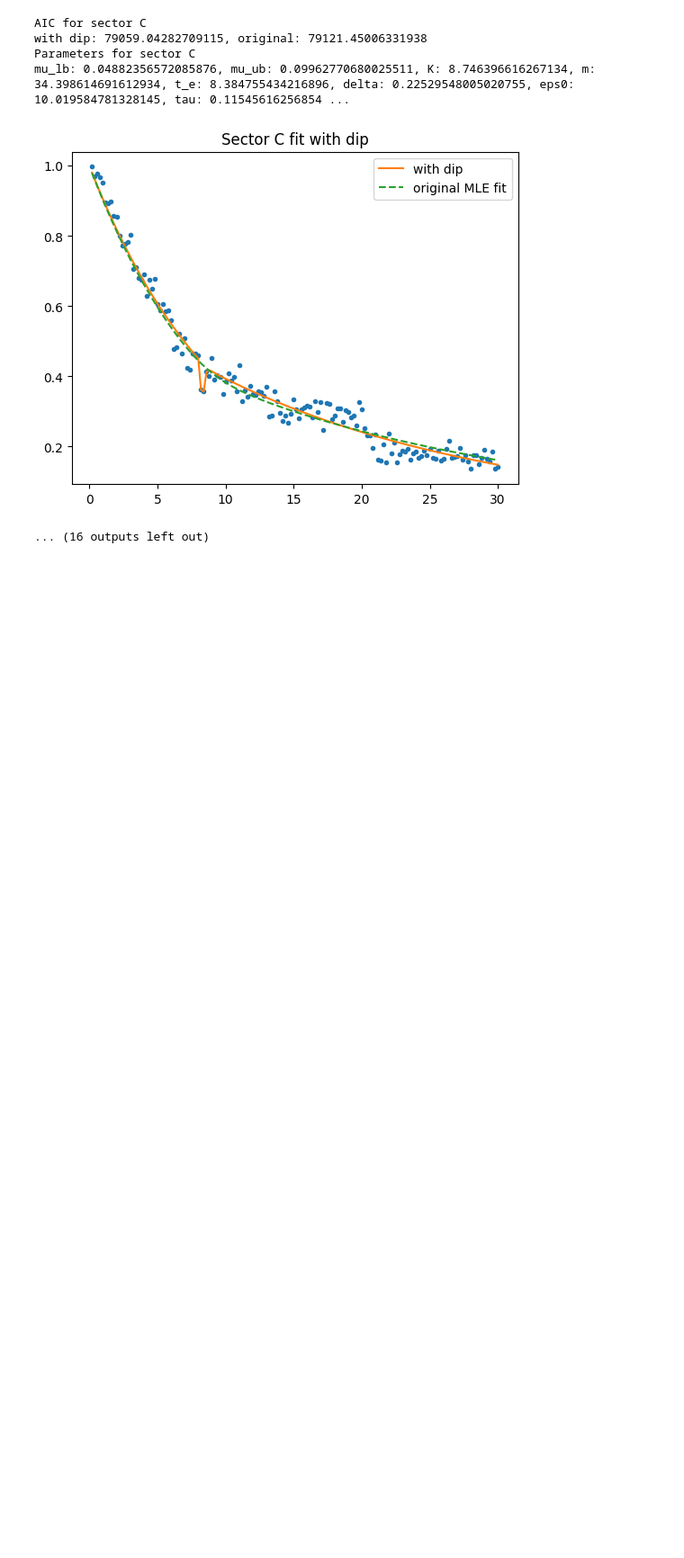
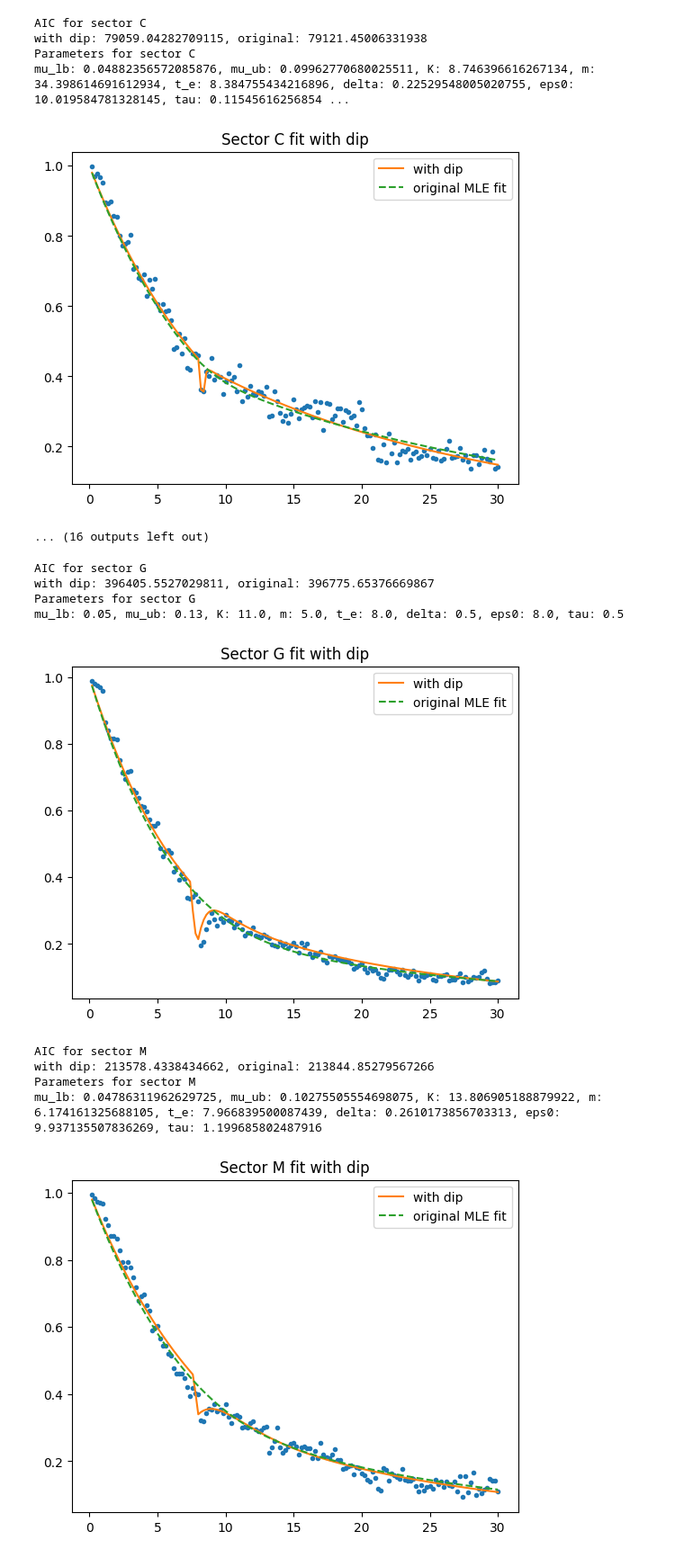
Before and after one commit to maxcyn/a-star, a Jupyter notebook: dip_model.ipynb, the cells around one changed output. Shown at 90% size. Drawn from its saved outputs; the diff is of its cells as text; code cells hidden in the pictures; blank space fills up the shorter version.

```diff
--- a/dip_model.ipynb
+++ b/dip_model.ipynb
@@ -194,10 +132,9 @@ import numpy as np
 
 survival_fractions, ages = obtain_survival_fractions(df_analysis, 'Sector', 'S')
 totals, survivors = obtain_total_alive_count(df_analysis, 'Sector', 'S')
-# mu_lb, mu_ub, K, m, t_e, delta = fit_hill_with_dip(ages, survivors, totals, [0.18, 0.05, 6, 10, 7, 3]).x
 from scipy.optimize import minimize
 
-initial_guess = [0.18, 0.05, 6, 10, 7, 1, 8.0, 1.0]
+initial_guess = [0.13, 0.05, 10, 5, 8, 0.5, 8, 0.4]
 bounds = [
     (0.01, 0.3),   # mu_ub
     (1e-6, 0.3),   # mu_lb
@@ -208,9 +145,13 @@ bounds = [
     (0.01, 20),    # eps0
     (0.1, 30)      # tau
 ]
-result = minimize(lsq_hill_with_dip, initial_guess, args=(ages, survival_fractions), bounds=bounds)
+# result = minimize(lsq_hill_with_dip, initial_guess, args=(ages, survival_fractions), bounds=bounds)
+result = fit_hill_with_dip(ages, survivors, totals, initial_guess)
 mu_ub, mu_lb, K, m, t_e, delta, eps0, tau = result.x
-
+print("Fitted parameters (with dip):")
+print(f"mu_ub: {mu_ub}, mu_lb: {mu_lb}, K: {K}, m: {m}, t_e: {t_e}, delta: {delta}, eps0: {eps0}, tau: {tau}")
+aic_with_dip = 2 * 8 + 2 * neg_ll_hill_with_dip(result.x, ages, survivors, totals)
+print(f"AIC (with dip): {aic_with_dip}")
 
 plt.plot(ages, survival_fractions, 'o', markersize=3)
 plt.plot(ages, model_hill_with_dip(ages, mu_ub, mu_lb, K, m, t_e, delta, eps0, tau), label='with dip')
@@ -315,3 +259,72 @@ Parameters for sector C
 mu_lb: 0.04882356572085876, mu_ub: 0.09962770680025511, K: 8.746396616267134, m: 34.398614691612934, t_e: 8.384755434216896, delta: 0.22529548005020755, eps0: 10.019584781328145, tau: 0.11545616256854 ...
 [figure]
 ... (16 outputs left out)
+# %%
+sector_list = ['G', 'M', 'F', 'J', 'K', 'C', 'H', 'S', 'N', 'I', 'P', 'L', 'Q', 'R']
+parameters = [
+    [0.13660027, 0.03574423, 12.39113424, 4.14356328],
+    [0.10877533, 0.0418096, 12.55269306, 4.41391222],
+    [0.079990154, 1.00E-10, 26.18237719, 79.99986416],
+    [0.13090805, 0.03791174, 11.9429807, 4.05657508],
+    [0.070120134, 0.011071032, 17.60063205, 11.71975389],
+    [0.10301031, 0.04128293, 9.26045477, 8.13925264],
+    [0.190143914, 0.028016019, 6.93767599, 100],
+    [0.14058029, 1.00E-10, 12.9535533, 5.1898739],
+    [0.12396223, 1.00E-10, 16.4327672, 3.67640026],
+    [0.12568692, 0.03447114, 17.44283135, 5.60609428],
+    [0.121213526, 0.068684245, 9.44518567, 100],
+    [0.074121126, 1.00E-10, 25.77531849, 79.99860496],
+    [0.078301599, 0.047197935, 7.79197632, 100],
+    [0.132289514, 0.085485775, 8.85732298, 100]
+]
+sector_params_MLE = dict(zip(sector_list, parameters))
+
+for sector in sector_list:
+    survival_fractions, ages = obtain_survival_fractions(df_analysis, 'Sector', sector)
+    totals, survivors = obtain_total_alive_count(df_analysis, 'Sector', sector)
+
+    initial_guess1, initial_guess2 = [0.13, 0.05, 11, 5, 8, 0.5, 8, 0.5], [0.13, 0.1, 7, 10, 7.5, 2.5, 4, 1]
+    bounds = [
+        (0.01, 0.3),   # mu_ub
+        (1e-6, 0.3),   # mu_lb
+        (0.1, 30),     # K
+        (0.5, 100),    # m
+        (3, 10),       # t_e
+        (0.1, 4),      # delta
+        (0.1, 20),    # eps0
+        (0.01, 30)      # tau
+    ]
+
+    result1 = fit_hill_with_dip(ages, survivors, totals, initial_guess1)
+    ll_1 = -neg_ll_hill_with_dip(result1.x, ages, survivors, totals)
+    result2 = fit_hill_with_dip(ages, survivors, totals, initial_guess2)
+    ll_2 = -neg_ll_hill_with_dip(result2.x, ages, survivors, totals)
+
+    result = result1 if ll_1 > ll_2 else result2
+    mu_ub, mu_lb, K, m, t_e, delta, eps0, tau = result.x
+
+    aic_with_dip = 2 * 8 + 2 * neg_ll_hill_with_dip(result.x, ages, survivors, totals)
+    aic_original = 2 * 4 + 2 * neg_log_likelihood_hill(sector_params_MLE[sector], ages, survivors, totals)
+    print(f'AIC for sector {sector}')
+    print(f'with dip: {aic_with_dip}, original: {aic_original}')
+    print(f'Parameters for sector {sector}')
+    print(f'mu_lb: {mu_lb}, mu_ub: {mu_ub}, K: {K}, m: {m}, t_e: {t_e}, delta: {delta}, eps0: {eps0}, tau: {tau}')
+
+    plt.plot(ages, survival_fractions, 'o', markersize=3)
+    plt.plot(ages, model_hill_with_dip(ages, mu_ub, mu_lb, K, m, t_e, delta, eps0, tau), label='with dip')
+    plt.plot(ages, model_survival_curve_hill(ages, *sector_params_MLE[sector]), '--', label = 'original MLE fit')
+    # plt.plot(ages, model_survival_curve_hill(ages, mu_ub, mu_lb, K, m), label='without dip')
+    plt.title(f'Sector {sector} fit with dip')
+    plt.legend()
+    plt.show()
+# %% [output]
+AIC for sector G
+with dip: 396405.5527029811, original: 396775.65376669867
+Parameters for sector G
+mu_lb: 0.05, mu_ub: 0.13, K: 11.0, m: 5.0, t_e: 8.0, delta: 0.5, eps0: 8.0, tau: 0.5
+[figure, added]
+AIC for sector M
+with dip: 213578.4338434662, original: 213844.85279567266
+Parameters for sector M
+mu_lb: 0.04786311962629725, mu_ub: 0.10275505554698075, K: 13.806905188879922, m: 6.174161325688105, t_e: 7.966839500087439, delta: 0.2610173856703313, eps0: 9.937135507836269, tau: 1.199685802487916
+[figure, added]
```
Also changed, not shown: parts of 11 cells of this notebook.
